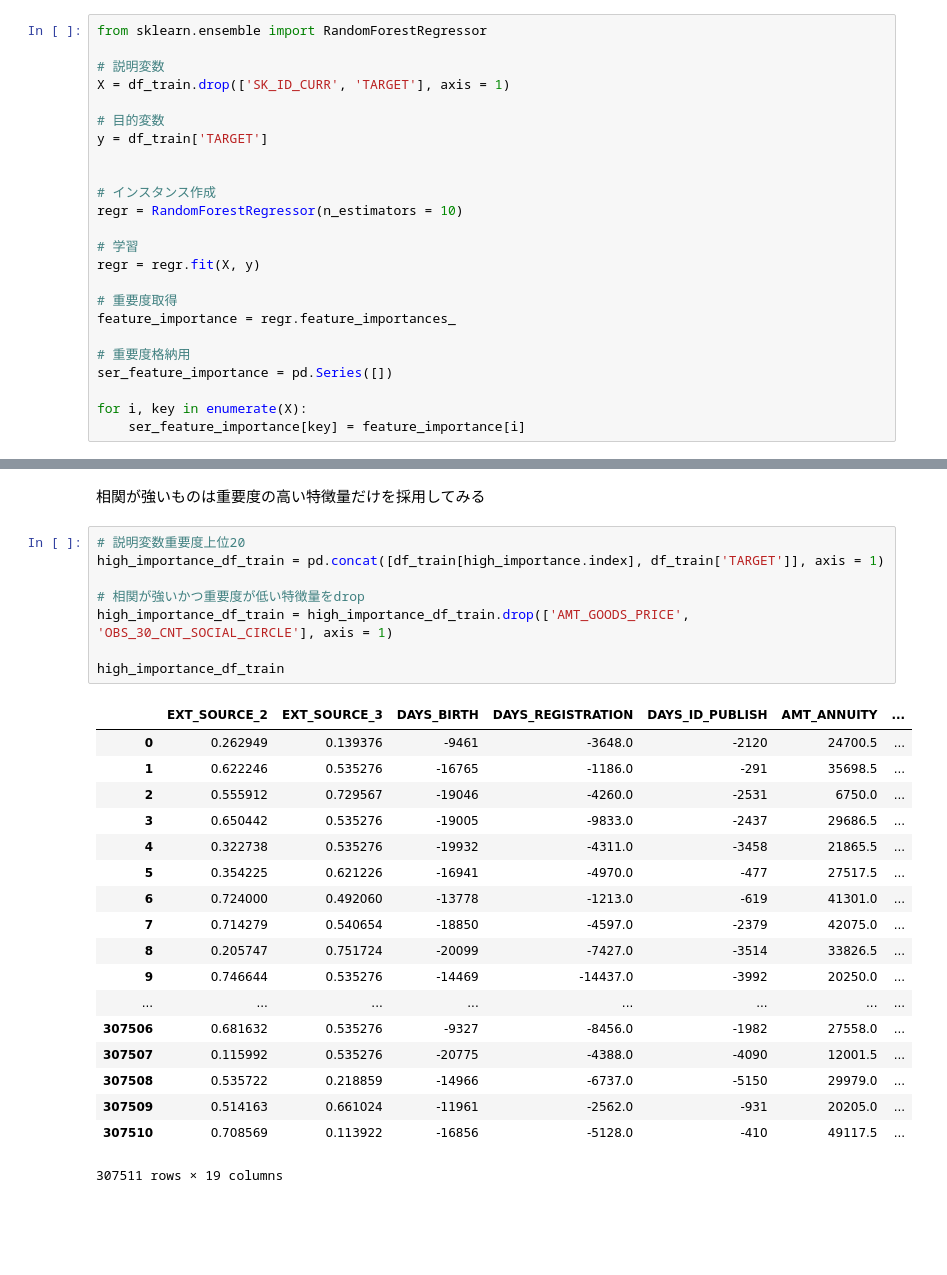
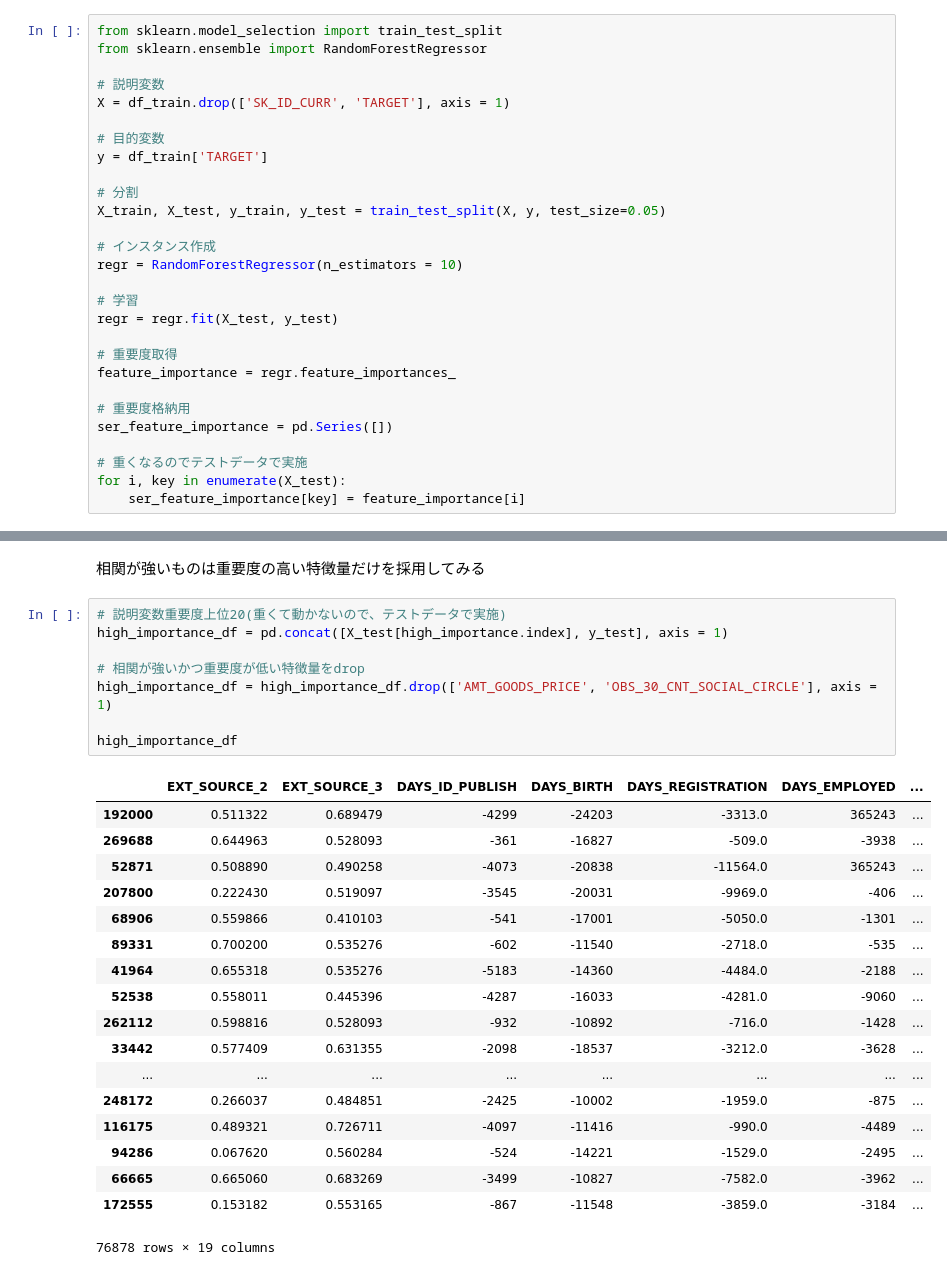
Before and after one commit to tai-fujio/diveintocode-ml, a Jupyter notebook: week3/week3-session.ipynb, the cells around one changed output, grey strips where cells are left out. Cells and saved outputs as stored; diff of their text form; blank space fills up the shorter version.

```diff
--- a/week3/week3-session.ipynb
+++ b/week3/week3-session.ipynb
@@ -226,6 +226,7 @@ Length: 246, dtype: bool
 
 重要度の高いものをpickupしてみる
 # %%
+from sklearn.model_selection import train_test_split
 from sklearn.ensemble import RandomForestRegressor
 
 # 説明変数
@@ -234,12 +235,14 @@ X = df_train.drop(['SK_ID_CURR', 'TARGET'], axis = 1)
 # 目的変数
 y = df_train['TARGET']
 
+# 分割
+X_train, X_test, y_train, y_test = train_test_split(X, y, test_size=0.05)
 
 # インスタンス作成
 regr = RandomForestRegressor(n_estimators = 10)
 
 # 学習
-regr = regr.fit(X, y)
+regr = regr.fit(X_test, y_test)
 
 # 重要度取得
 feature_importance = regr.feature_importances_
@@ -247,7 +250,8 @@ feature_importance = regr.feature_importances_
 # 重要度格納用
 ser_feature_importance = pd.Series([])
 
-for i, key in enumerate(X):
+# 重くなるのでテストデータで実施
+for i, key in enumerate(X_test):
     ser_feature_importance[key] = feature_importance[i]
 # %%
 # 重要度上位20
@@ -301,30 +305,30 @@ OBS_60_CNT_SOCIAL_CIRCLE × OBS_30_CNT_SOCIAL_CIRCLE
 # %% [markdown]
 相関が強いものは重要度の高い特徴量だけを採用してみる
 # %%
-# 説明変数重要度上位20
-high_importance_df_train = pd.concat([df_train[high_importance.index], df_train['TARGET']], axis = 1)
+# 説明変数重要度上位20(重くて動かないので、テストデータで実施)
+high_importance_df = pd.concat([X_test[high_importance.index], y_test], axis = 1)
 
 # 相関が強いかつ重要度が低い特徴量をdrop
-high_importance_df_train = high_importance_df_train.drop(['AMT_GOODS_PRICE', 'OBS_30_CNT_SOCIAL_CIRCLE'], axis = 1)
+high_importance_df = high_importance_df.drop(['AMT_GOODS_PRICE', 'OBS_30_CNT_SOCIAL_CIRCLE'], axis = 1)
 
-high_importance_df_train
+high_importance_df
 # %% [output]
-|  | EXT_SOURCE_2 | EXT_SOURCE_3 | DAYS_BIRTH | DAYS_REGISTRATION | DAYS_ID_PUBLISH | AMT_ANNUITY | ... |
-| 0 | 0.262949 | 0.139376 | -9461 | -3648.0 | -2120 | 24700.5 | ... |
-| 1 | 0.622246 | 0.535276 | -16765 | -1186.0 | -291 | 35698.5 | ... |
-| 2 | 0.555912 | 0.729567 | -19046 | -4260.0 | -2531 | 6750.0 | ... |
-| 3 | 0.650442 | 0.535276 | -19005 | -9833.0 | -2437 | 29686.5 | ... |
-| 4 | 0.322738 | 0.535276 | -19932 | -4311.0 | -3458 | 21865.5 | ... |
-| 5 | 0.354225 | 0.621226 | -16941 | -4970.0 | -477 | 27517.5 | ... |
-| 6 | 0.724000 | 0.492060 | -13778 | -1213.0 | -619 | 41301.0 | ... |
-| 7 | 0.714279 | 0.540654 | -18850 | -4597.0 | -2379 | 42075.0 | ... |
-| 8 | 0.205747 | 0.751724 | -20099 | -7427.0 | -3514 | 33826.5 | ... |
-| 9 | 0.746644 | 0.535276 | -14469 | -14437.0 | -3992 | 20250.0 | ... |
+|  | EXT_SOURCE_2 | EXT_SOURCE_3 | DAYS_ID_PUBLISH | DAYS_BIRTH | DAYS_REGISTRATION | DAYS_EMPLOYED | ... |
+| 192000 | 0.511322 | 0.689479 | -4299 | -24203 | -3313.0 | 365243 | ... |
+| 269688 | 0.644963 | 0.528093 | -361 | -16827 | -509.0 | -3938 | ... |
+| 52871 | 0.508890 | 0.490258 | -4073 | -20838 | -11564.0 | 365243 | ... |
+| 207800 | 0.222430 | 0.519097 | -3545 | -20031 | -9969.0 | -406 | ... |
+| 68906 | 0.559866 | 0.410103 | -541 | -17001 | -5050.0 | -1301 | ... |
+| 89331 | 0.700200 | 0.535276 | -602 | -11540 | -2718.0 | -535 | ... |
+| 41964 | 0.655318 | 0.535276 | -5183 | -14360 | -4484.0 | -2188 | ... |
+| 52538 | 0.558011 | 0.445396 | -4287 | -16033 | -4281.0 | -9060 | ... |
+| 262112 | 0.598816 | 0.528093 | -932 | -10892 | -716.0 | -1428 | ... |
+| 33442 | 0.577409 | 0.631355 | -2098 | -18537 | -3212.0 | -3628 | ... |
 | ... | ... | ... | ... | ... | ... | ... | ... |
-| 307506 | 0.681632 | 0.535276 | -9327 | -8456.0 | -1982 | 27558.0 | ... |
-| 307507 | 0.115992 | 0.535276 | -20775 | -4388.0 | -4090 | 12001.5 | ... |
-| 307508 | 0.535722 | 0.218859 | -14966 | -6737.0 | -5150 | 29979.0 | ... |
-| 307509 | 0.514163 | 0.661024 | -11961 | -2562.0 | -931 | 20205.0 | ... |
-| 307510 | 0.708569 | 0.113922 | -16856 | -5128.0 | -410 | 49117.5 | ... |
+| 248172 | 0.266037 | 0.484851 | -2425 | -10002 | -1959.0 | -875 | ... |
+| 116175 | 0.489321 | 0.726711 | -4097 | -11416 | -990.0 | -4489 | ... |
+| 94286 | 0.067620 | 0.560284 | -524 | -14221 | -1529.0 | -2495 | ... |
+| 66665 | 0.665060 | 0.683269 | -3499 | -10827 | -7582.0 | -3962 | ... |
+| 172555 | 0.153182 | 0.553165 | -867 | -11548 | -3859.0 | -3184 | ... |
-307511 rows × 19 columns
+76878 rows × 19 columns
 # %%
```
Also changed, not shown: parts of 3 cells of this notebook.
